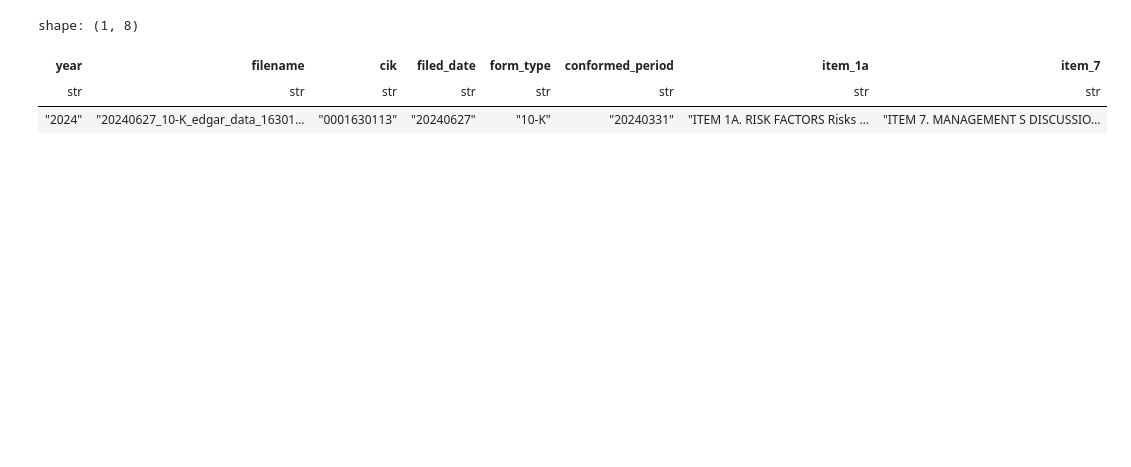
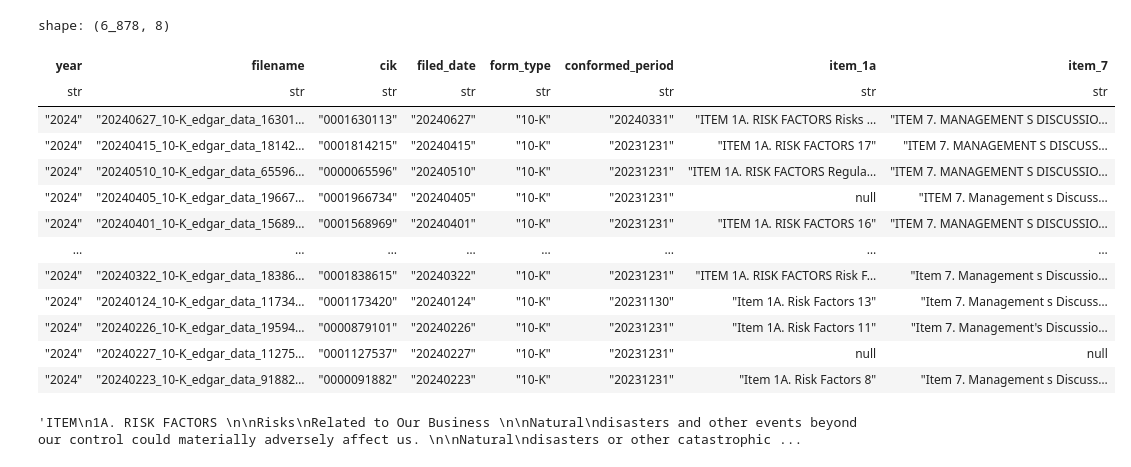
Before and after one commit to doanhieu1986/edgar-analysis-project, a Jupyter notebook: scripts/run_test.ipynb, the cells around one changed output. Cells and saved outputs as stored; diff of their text form; code cells hidden in the pictures; blank space fills up the shorter version.

```diff
--- a/scripts/run_test.ipynb
+++ b/scripts/run_test.ipynb
@@ -1,21 +1,35 @@
 # %%
 """
 View parquet file as DataFrame using Polars
 """
 
 import polars as pl
 from pathlib import Path
 
 # Read the latest parquet file
 file_path = "/Users/hieudt/edgar-analysis-project/outputs"
 
 # Read file using Polars
 df = pl.read_parquet(file_path)
 
 # Display data
-df[0:1]
+df
 # %% [output]
-shape: (1, 8)
+shape: (6_878, 8)
 | year | filename | cik | filed_date | form_type | conformed_period | item_1a | item_7 |
 | str | str | str | str | str | str | str | str |
 | "2024" | "20240627_10-K_edgar_data_16301… | "0001630113" | "20240627" | "10-K" | "20240331" | "ITEM 1A. RISK FACTORS Risks … | "ITEM 7. MANAGEMENT S DISCUSSIO… |
+| "2024" | "20240415_10-K_edgar_data_18142… | "0001814215" | "20240415" | "10-K" | "20231231" | "ITEM 1A. RISK FACTORS 17" | "ITEM 7. MANAGEMENT S DISCUSS… |
+| "2024" | "20240510_10-K_edgar_data_65596… | "0000065596" | "20240510" | "10-K" | "20231231" | "ITEM 1A. RISK FACTORS Regula… | "ITEM 7. MANAGEMENT S DISCUSSIO… |
+| "2024" | "20240405_10-K_edgar_data_19667… | "0001966734" | "20240405" | "10-K" | "20231231" | null | "ITEM 7. Management s Discuss… |
+| "2024" | "20240401_10-K_edgar_data_15689… | "0001568969" | "20240401" | "10-K" | "20231231" | "ITEM 1A. RISK FACTORS 16" | "ITEM 7. MANAGEMENT S DISCUSSIO… |
+| … | … | … | … | … | … | … | … |
+| "2024" | "20240322_10-K_edgar_data_18386… | "0001838615" | "20240322" | "10-K" | "20231231" | "ITEM 1A. RISK FACTORS Risk F… | "Item 7. Management s Discussio… |
+| "2024" | "20240124_10-K_edgar_data_11734… | "0001173420" | "20240124" | "10-K" | "20231130" | "Item 1A. Risk Factors 13" | "Item 7. Management s Discuss… |
+| "2024" | "20240226_10-K_edgar_data_19594… | "0000879101" | "20240226" | "10-K" | "20231231" | "Item 1A. Risk Factors 11" | "Item 7. Management's Discussio… |
+| "2024" | "20240227_10-K_edgar_data_11275… | "0001127537" | "20240227" | "10-K" | "20231231" | null | null |
+| "2024" | "20240223_10-K_edgar_data_91882… | "0000091882" | "20240223" | "10-K" | "20231231" | "Item 1A. Risk Factors 8" | "Item 7. Management s Discuss… |
+# %%
+df['item_1a'][0]
+# %% [output]
+'ITEM\n1A. RISK FACTORS \n\nRisks\nRelated to Our Business \n\nNatural\ndisasters and other events beyond our control could materially adversely affect us. \n\nNatural\ndisasters or other catastrophic ...
```
Also changed, not shown: 4 other files.
